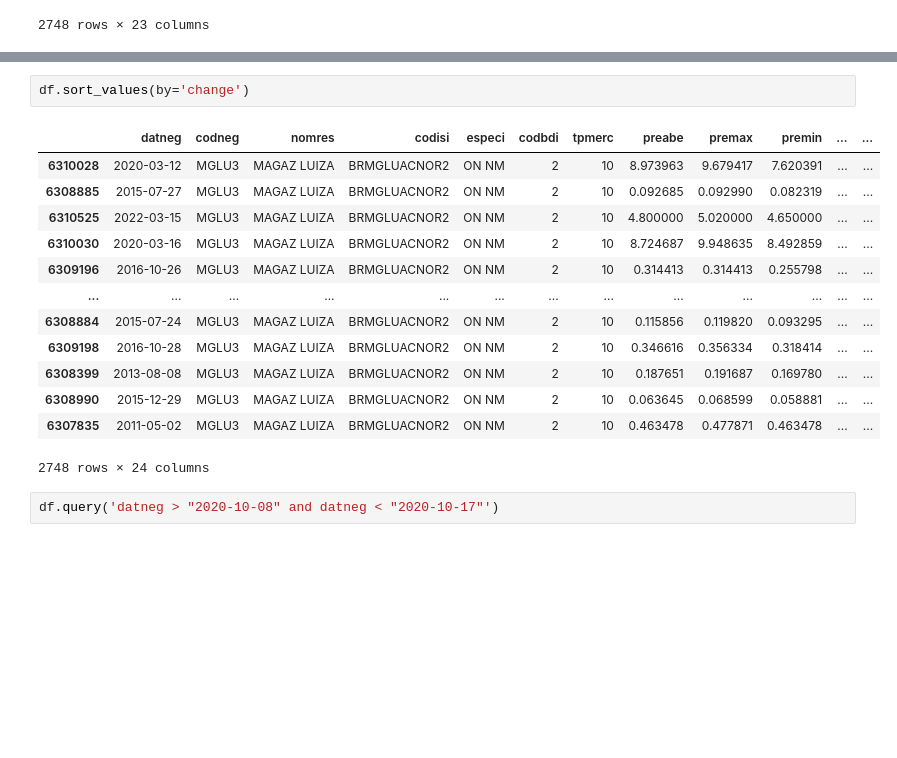
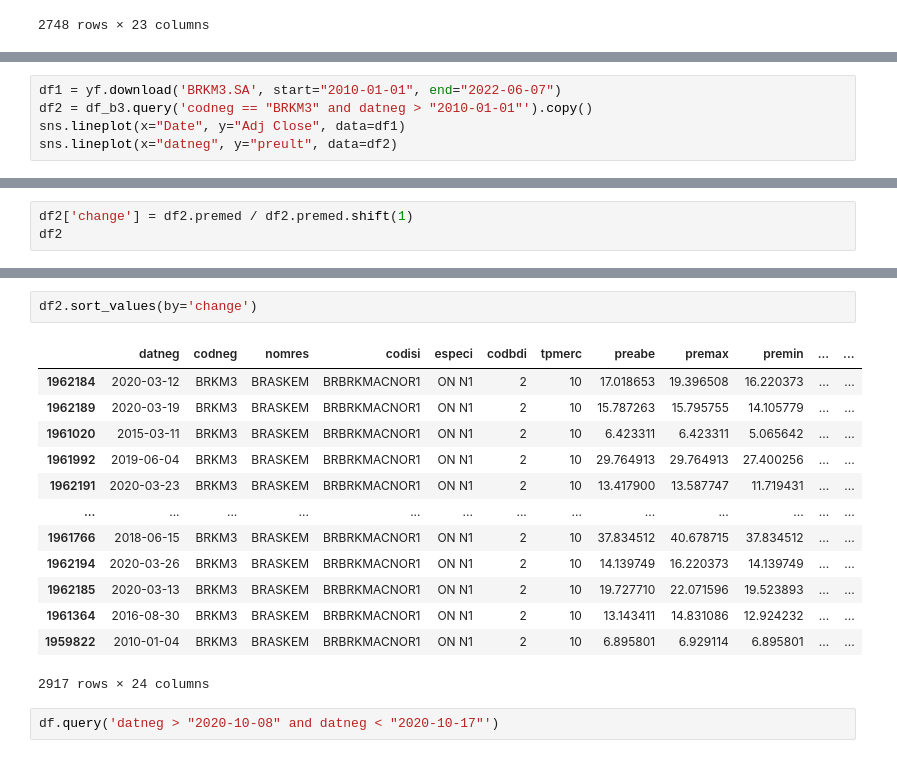
Before and after one commit to crdcj/MagicFormula, a Jupyter notebook: scripts/yfinance.ipynb, the cells around one changed output, grey strips where cells are left out. Cells and saved outputs as stored; diff of their text form; blank space fills up the shorter version.

```diff
--- a/scripts/yfinance.ipynb
+++ b/scripts/yfinance.ipynb
@@ -198,0 +180,5 @@ df
+# %%
+df1 = yf.download('BRKM3.SA', start="2010-01-01", end="2022-06-07")
+df2 = df_b3.query('codneg == "BRKM3" and datneg > "2010-01-01"').copy()
+sns.lineplot(x="Date", y="Adj Close", data=df1)
+sns.lineplot(x="datneg", y="preult", data=df2)
@@ -198,0 +189,3 @@ df
+# %%
+df2['change'] = df2.premed / df2.premed.shift(1)
+df2
@@ -199,19 +206,19 @@ df
 # %%
-df.sort_values(by='change')
+df2.sort_values(by='change')
 # %% [output]
 |  | datneg | codneg | nomres | codisi | especi | codbdi | tpmerc | preabe | premax | premin | ... | ... |
-| 6310028 | 2020-03-12 | MGLU3 | MAGAZ LUIZA | BRMGLUACNOR2 | ON NM | 2 | 10 | 8.973963 | 9.679417 | 7.620391 | ... | ... |
-| 6308885 | 2015-07-27 | MGLU3 | MAGAZ LUIZA | BRMGLUACNOR2 | ON NM | 2 | 10 | 0.092685 | 0.092990 | 0.082319 | ... | ... |
-| 6310525 | 2022-03-15 | MGLU3 | MAGAZ LUIZA | BRMGLUACNOR2 | ON NM | 2 | 10 | 4.800000 | 5.020000 | 4.650000 | ... | ... |
-| 6310030 | 2020-03-16 | MGLU3 | MAGAZ LUIZA | BRMGLUACNOR2 | ON NM | 2 | 10 | 8.724687 | 9.948635 | 8.492859 | ... | ... |
-| 6309196 | 2016-10-26 | MGLU3 | MAGAZ LUIZA | BRMGLUACNOR2 | ON NM | 2 | 10 | 0.314413 | 0.314413 | 0.255798 | ... | ... |
+| 1962184 | 2020-03-12 | BRKM3 | BRASKEM | BRBRKMACNOR1 | ON N1 | 2 | 10 | 17.018653 | 19.396508 | 16.220373 | ... | ... |
+| 1962189 | 2020-03-19 | BRKM3 | BRASKEM | BRBRKMACNOR1 | ON N1 | 2 | 10 | 15.787263 | 15.795755 | 14.105779 | ... | ... |
+| 1961020 | 2015-03-11 | BRKM3 | BRASKEM | BRBRKMACNOR1 | ON N1 | 2 | 10 | 6.423311 | 6.423311 | 5.065642 | ... | ... |
+| 1961992 | 2019-06-04 | BRKM3 | BRASKEM | BRBRKMACNOR1 | ON N1 | 2 | 10 | 29.764913 | 29.764913 | 27.400256 | ... | ... |
+| 1962191 | 2020-03-23 | BRKM3 | BRASKEM | BRBRKMACNOR1 | ON N1 | 2 | 10 | 13.417900 | 13.587747 | 11.719431 | ... | ... |
 | ... | ... | ... | ... | ... | ... | ... | ... | ... | ... | ... | ... | ... |
-| 6308884 | 2015-07-24 | MGLU3 | MAGAZ LUIZA | BRMGLUACNOR2 | ON NM | 2 | 10 | 0.115856 | 0.119820 | 0.093295 | ... | ... |
-| 6309198 | 2016-10-28 | MGLU3 | MAGAZ LUIZA | BRMGLUACNOR2 | ON NM | 2 | 10 | 0.346616 | 0.356334 | 0.318414 | ... | ... |
-| 6308399 | 2013-08-08 | MGLU3 | MAGAZ LUIZA | BRMGLUACNOR2 | ON NM | 2 | 10 | 0.187651 | 0.191687 | 0.169780 | ... | ... |
-| 6308990 | 2015-12-29 | MGLU3 | MAGAZ LUIZA | BRMGLUACNOR2 | ON NM | 2 | 10 | 0.063645 | 0.068599 | 0.058881 | ... | ... |
-| 6307835 | 2011-05-02 | MGLU3 | MAGAZ LUIZA | BRMGLUACNOR2 | ON NM | 2 | 10 | 0.463478 | 0.477871 | 0.463478 | ... | ... |
+| 1961766 | 2018-06-15 | BRKM3 | BRASKEM | BRBRKMACNOR1 | ON N1 | 2 | 10 | 37.834512 | 40.678715 | 37.834512 | ... | ... |
+| 1962194 | 2020-03-26 | BRKM3 | BRASKEM | BRBRKMACNOR1 | ON N1 | 2 | 10 | 14.139749 | 16.220373 | 14.139749 | ... | ... |
+| 1962185 | 2020-03-13 | BRKM3 | BRASKEM | BRBRKMACNOR1 | ON N1 | 2 | 10 | 19.727710 | 22.071596 | 19.523893 | ... | ... |
+| 1961364 | 2016-08-30 | BRKM3 | BRASKEM | BRBRKMACNOR1 | ON N1 | 2 | 10 | 13.143411 | 14.831086 | 12.924232 | ... | ... |
+| 1959822 | 2010-01-04 | BRKM3 | BRASKEM | BRBRKMACNOR1 | ON N1 | 2 | 10 | 6.895801 | 6.929114 | 6.895801 | ... | ... |
-2748 rows × 24 columns
+2917 rows × 24 columns
 # %%
 df.query('datneg > "2020-10-08" and datneg < "2020-10-17"')
 # %% [output]
```
Also changed, not shown: parts of 9 cells of this notebook, 1 other file.
